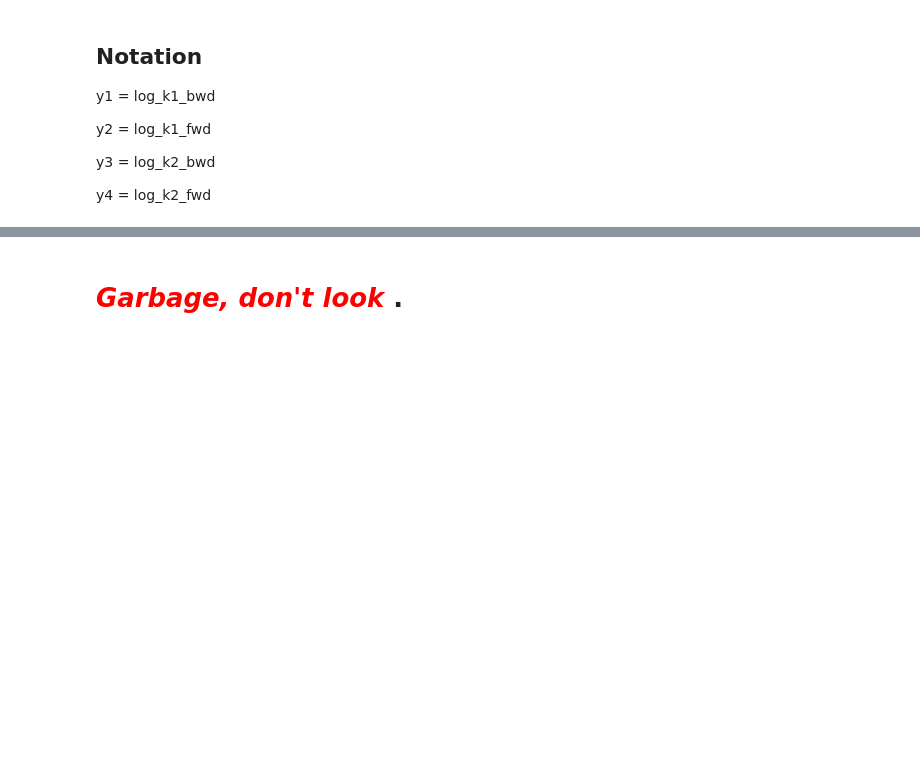
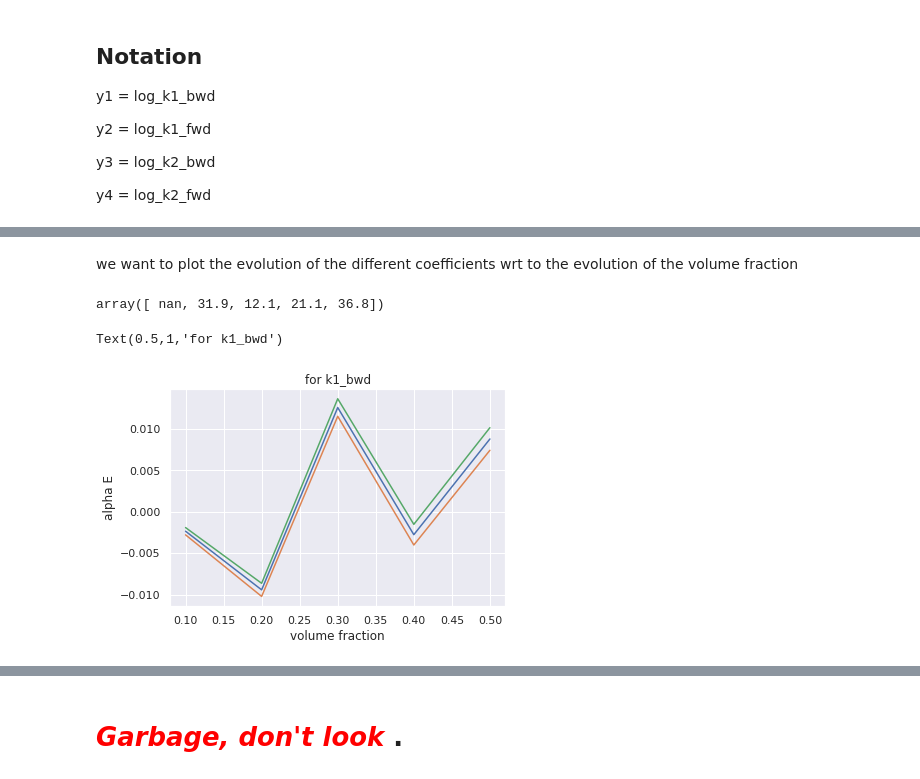
Before and after one commit to WilliamCappelletti/ML_CS433_project2, a Jupyter notebook: src/exploration.ipynb, the cells around one changed output, grey strips where cells are left out. Cells and saved outputs as stored; diff of their text form; code cells hidden in the pictures; blank space fills up the shorter version.

Commit message:
essai de plot en fonction du volume fraction, mais nécessite un modèle plus évolué

```diff
--- a/src/exploration.ipynb
+++ b/src/exploration.ipynb
@@ -144,0 +88,4 @@ dtype: float64
+# %%
+file_results = '../results/reproduction.csv'
+# %%
+results = pd.read_csv(file_results)
@@ -144,0 +113,28 @@ dtype: float64
+# %% [markdown]
+we want to plot the evolution of the different coefficients wrt to the evolution of the volume fraction
+# %%
+results['Median of the Massdistribution in kDa'].unique()
+# %% [output]
+array([ nan, 31.9, 12.1, 21.1, 36.8])
+# %%
+data_of_interest = results[(results['Rate constant']== 'k1_bwd') & (results['Median of the Massdistribution in kDa'] < 21)]
+
+intercept_k1_bwd = data_of_interest.beta.values.astype(np.float)
+alpha_E_k1_bwd = data_of_interest['alpha E'].values.astype(np.float)
+alpha_E_k1_bwd_below = data_of_interest['alpha E.1'].values.astype(np.float)
+alpha_E_k1_bwd_above = data_of_interest['alpha E.2'].values.astype(np.float)
+
+alpha_ES_k1_bwd = data_of_interest['alpha ES'].values.astype(np.float)
+alpha_P_k1_bwd = data_of_interest['alpha P'].values.astype(np.float)
+alpha_S_k1_bwd = data_of_interest['alpha S'].values.astype(np.float)
+volume_frac = data_of_interest['Volume fraction'].values.astype(np.float)
+# %%
+plt.plot(volume_frac,alpha_E_k1_bwd)
+plt.plot(volume_frac,alpha_E_k1_bwd_below)
+plt.plot(volume_frac,alpha_E_k1_bwd_above)
+plt.xlabel("volume fraction")
+plt.ylabel("alpha E")
+plt.title("for k1_bwd")
+# %% [output]
+Text(0.5,1,'for k1_bwd')
+[figure, added]
```
Also changed, not shown: parts of 9 cells of this notebook, 1 other file.
